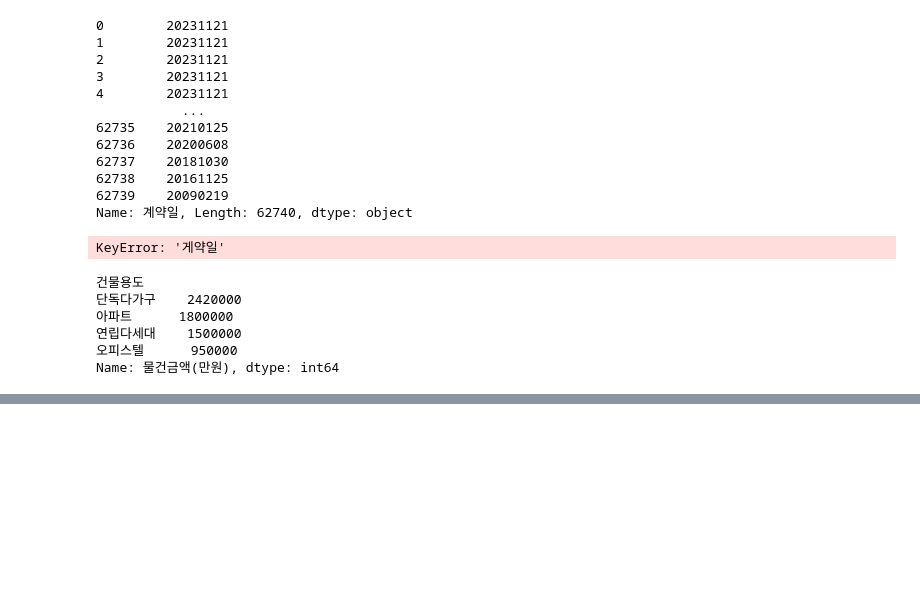
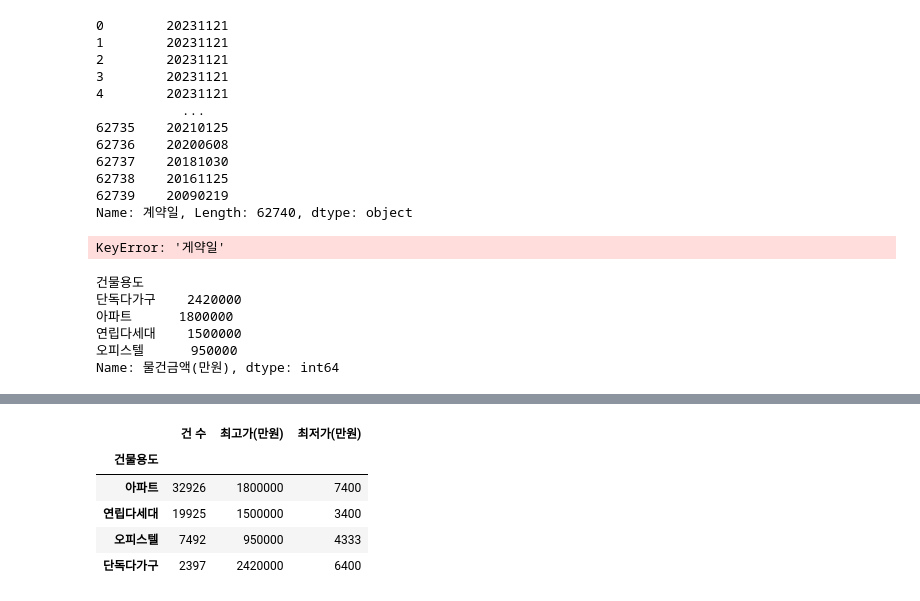
Before and after one commit to isk03300/my_projcet, a Jupyter notebook: dev_data.ipynb, the cells around one changed output, grey strips where cells are left out. Cells and saved outputs as stored; diff of their text form; code cells hidden in the pictures; blank space fills up the shorter version.

```diff
--- a/dev_data.ipynb
+++ b/dev_data.ipynb
@@ -174,0 +175,15 @@ df
+# %%
+df_count = df['건물용도'].value_counts().to_frame()
+df_count = df_count.rename(columns={ 'count' : '건 수'})
+# %%
+df_max_price = df.groupby('건물용도')['물건금액(만원)'].agg([np.max , np.min])
+df_max_price = df_max_price.rename(columns={'max' : '최고가(만원)' , 'min' : '최저가(만원)'})
+# %%
+pd.concat([df_count,df_max_price],axis = 1)
+# %% [output]
+|  | 건 수 | 최고가(만원) | 최저가(만원) |
+| 건물용도 |  |  |  |
+| 아파트 | 32926 | 1800000 | 7400 |
+| 연립다세대 | 19925 | 1500000 | 3400 |
+| 오피스텔 | 7492 | 950000 | 4333 |
+| 단독다가구 | 2397 | 2420000 | 6400 |
```
Also changed, not shown: parts of 5 cells of this notebook, 1 other file.
